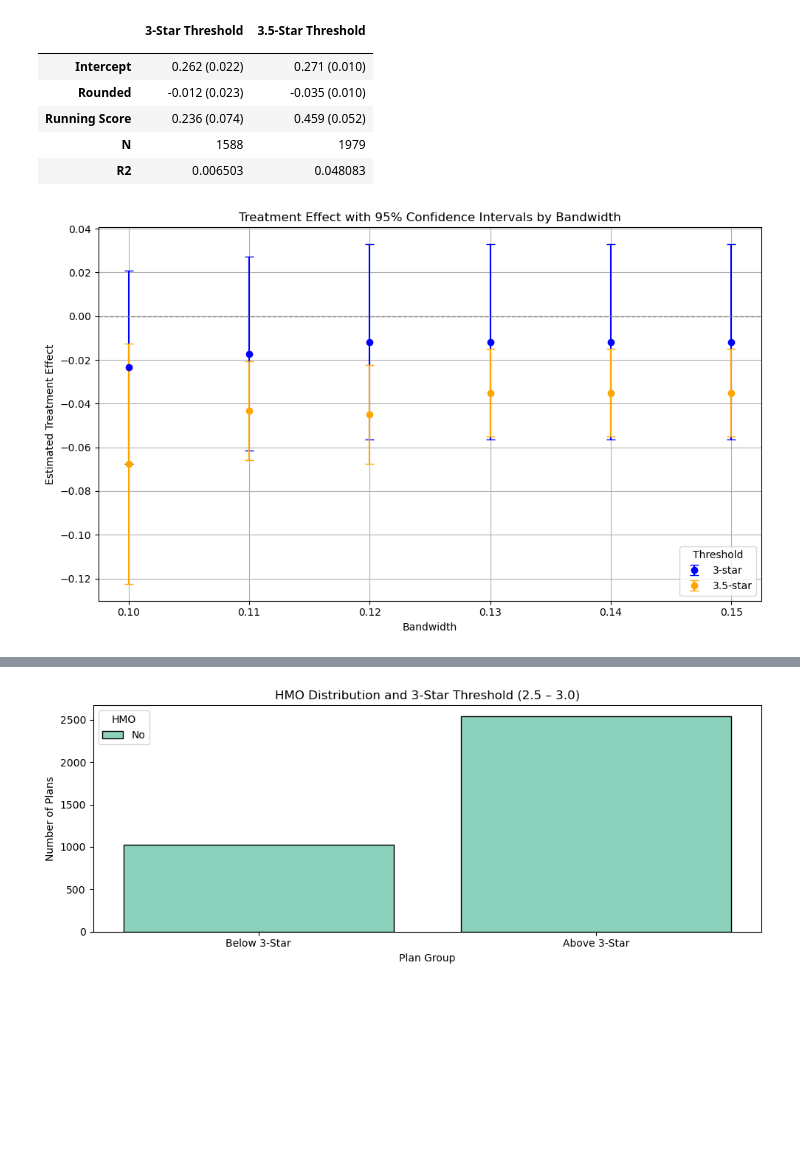
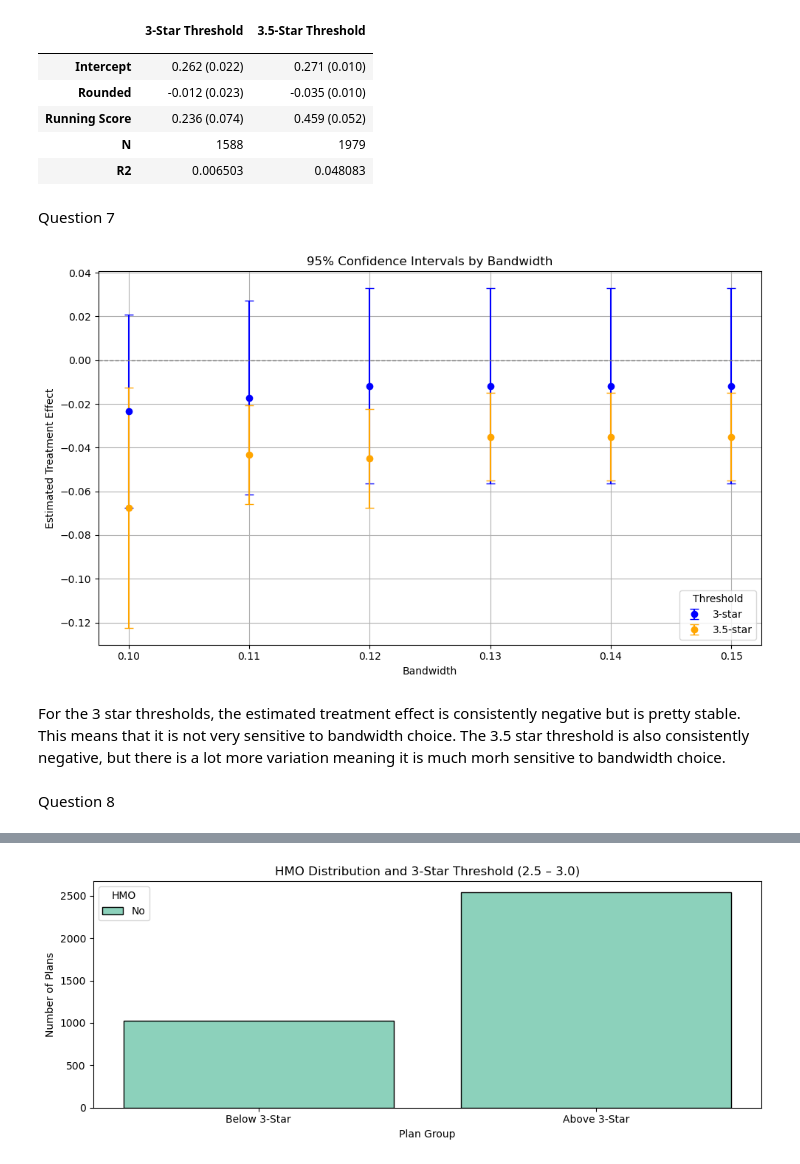
Before and after one commit to avanthp/Homework4, a Jupyter notebook: Submission3/Analysis/HWK4-3.ipynb, the cells around one changed output, grey strips where cells are left out. Drawn from its saved outputs; the diff is of its cells as text; code cells hidden in the pictures; blank space fills up the shorter version.

```diff
--- a/Submission3/Analysis/HWK4-3.ipynb
+++ b/Submission3/Analysis/HWK4-3.ipynb
@@ -370,7 +370,12 @@ final_table
 | Running Score | 0.236 (0.074) | 0.459 (0.052) |
 | N | 1588 | 1979 |
 | R2 | 0.006503 | 0.048083 |
+# %% [markdown]
+Question 7
 # %%
+#| echo: false
+
+
 #QUESTION 7
 bandwidths = [0.10, 0.11, 0.12, 0.13, 0.14, 0.15]
 results = []
@@ -396,33 +401,37 @@ for bw in bandwidths:
     })
 
 
 bandwidth_df = pd.DataFrame(results)
 
 #Plotting Results
 plt.figure(figsize=(10, 6))
 
 plt.errorbar(
     bandwidth_df["Bandwidth"],
     bandwidth_df["Effect at 3-star"],
     yerr=1.96 * bandwidth_df["SE at 3-star"],
     fmt='o', label="3-star", capsize=4, color='blue'
 )
 
 plt.errorbar(
     bandwidth_df["Bandwidth"],
     bandwidth_df["Effect at 3.5-star"],
     yerr=1.96 * bandwidth_df["SE at 3.5-star"],
     fmt='o', label="3.5-star", capsize=4, color='orange'
 )
 
 plt.axhline(0, color='gray', linestyle='--', linewidth=1)
-plt.title("Treatment Effect with 95% Confidence Intervals by Bandwidth")
+plt.title("95% Confidence Intervals by Bandwidth")
 plt.xlabel("Bandwidth")
 plt.ylabel("Estimated Treatment Effect")
 plt.legend(title="Threshold")
 plt.grid(True)
 plt.tight_layout()
 plt.show()
 # %% [output]
-[figure, old version]
+[figure, new version]
+# %% [markdown]
+For the 3 star thresholds, the estimated treatment effect is consistently negative but is pretty stable. This means that it is not very sensitive to bandwidth choice. The 3.5 star threshold is also consistently negative, but there is a lot more variation meaning it is much morh sensitive to bandwidth choice.
+# %% [markdown]
+Question 8
 # %%
```
Also changed, not shown: parts of 25 cells of this notebook, 4 other files.
